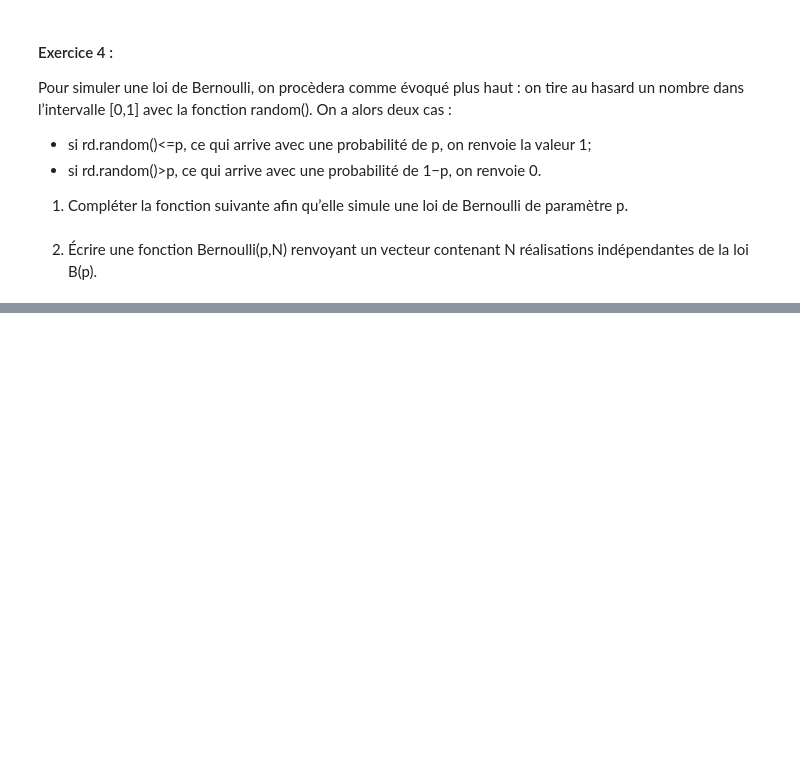
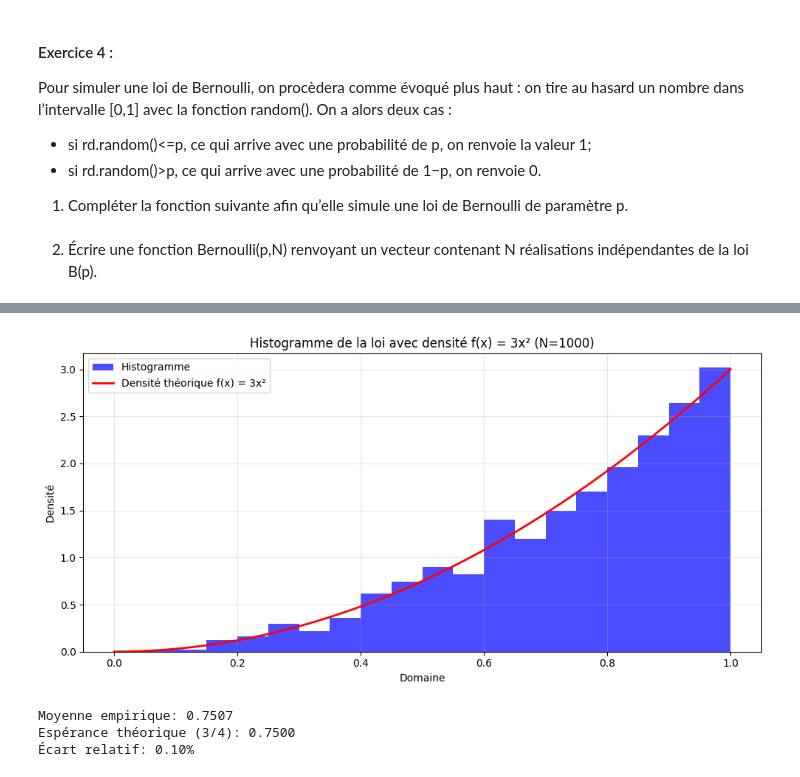
Before and after one commit to mal0101/Stochastic-Processes, a Jupyter notebook: Lab1/main.ipynb, the cells around one changed output, grey strips where cells are left out. Saved outputs shown, nothing was run; the diff lists cells and outputs as text; code cells hidden in the pictures; blank space fills up the shorter version.

```diff
--- a/Lab1/main.ipynb
+++ b/Lab1/main.ipynb
@@ -160,0 +424,34 @@ def bernoulli(p,N):
+# %%
+def inv_rep(N):
+    U = npr.rand(N)
+    return U ** (1/3)
+
+# Test inv_rep with N = 1000
+N = 1000
+X = inv_rep(N)
+
+plt.figure(figsize=(10, 5))
+plt.hist(X, bins=20, range=(0, 1), density=True, color='blue', alpha=0.7, label='Histogramme')
+position_ex9 = np.linspace(0, 1, 200)
+densite_ex9 = 3 * position_ex9**2
+plt.plot(position_ex9, densite_ex9, color="red", linewidth=2, label='Densité théorique f(x) = 3x²')
+plt.xlabel('Domaine')
+plt.ylabel('Densité')
+plt.title(f'Histogramme de la loi avec densité f(x) = 3x² (N={N})')
+plt.legend()
+plt.grid(True, alpha=0.3)
+plt.tight_layout()
+plt.show()
+
+# Vérification de la moyenne empirique
+moyenne_emp_ex9 = moy_emp(X)
+esperance_theorique_ex9 = 3/4  # E[X] = ∫₀¹ x·3x² dx = 3/4
+
+print(f"Moyenne empirique: {moyenne_emp_ex9:.4f}")
+print(f"Espérance théorique (3/4): {esperance_theorique_ex9:.4f}")
+print(f"Écart relatif: {abs(moyenne_emp_ex9 - esperance_theorique_ex9)/esperance_theorique_ex9 * 100:.2f}%")
+# %% [output]
+[figure, added]
+Moyenne empirique: 0.7507
+Espérance théorique (3/4): 0.7500
+Écart relatif: 0.10%
```
Also changed, not shown: parts of 15 cells of this notebook.
